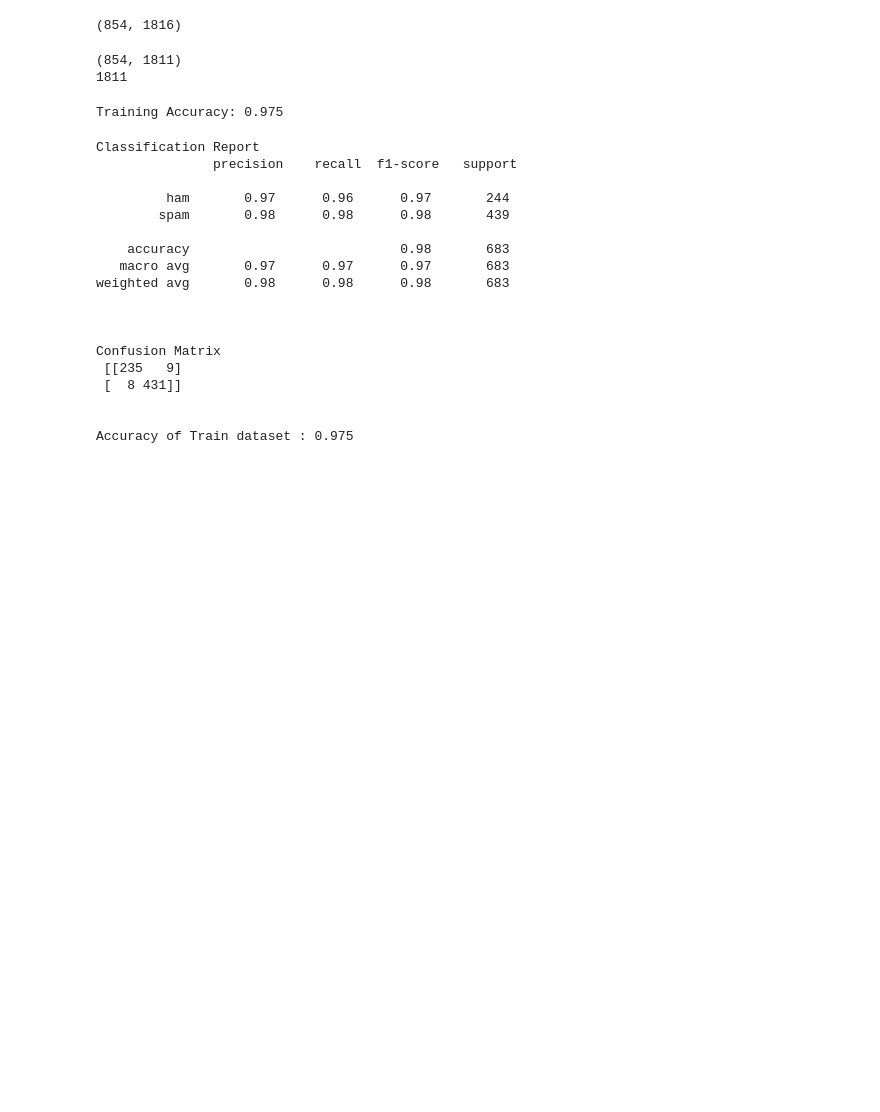
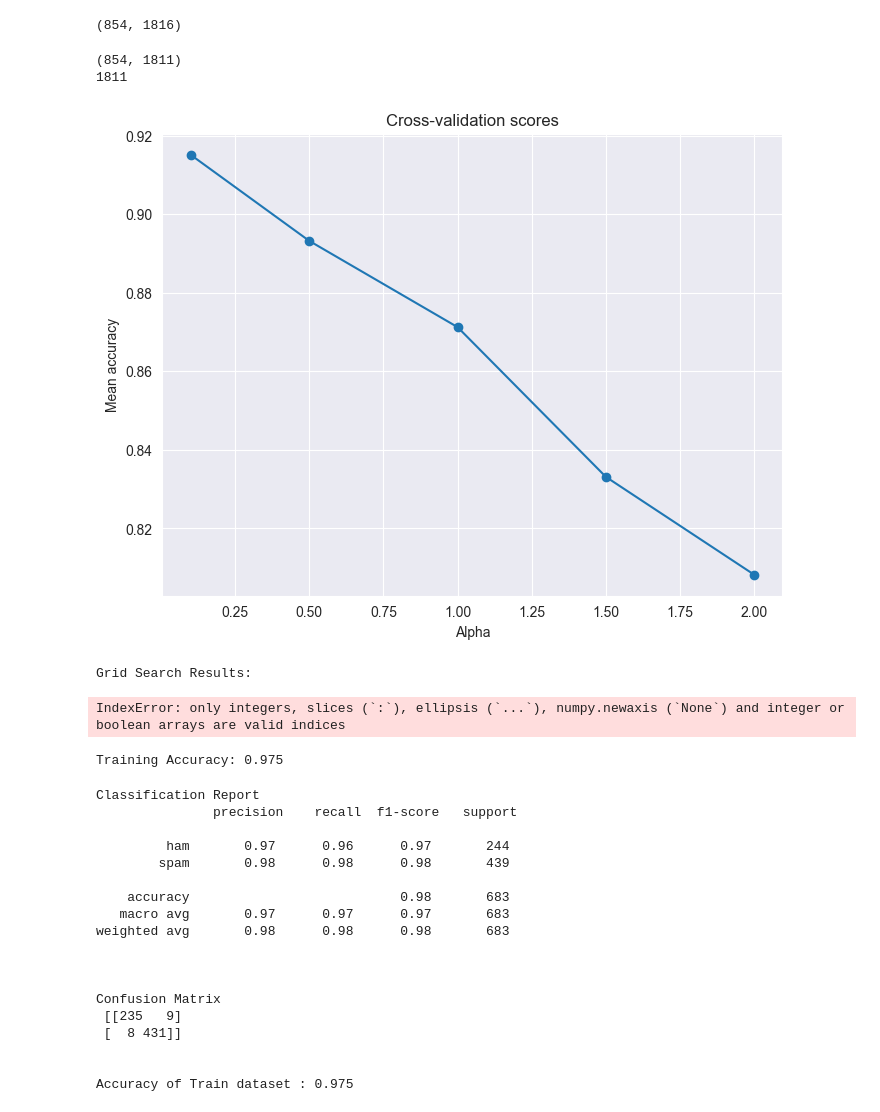
Before and after one commit to Yissuh/Filipino-Spam-SMS-Detection-Model, a Jupyter notebook: spam-detection.ipynb, the cells around one changed output. Saved outputs shown, nothing was run; the diff lists cells and outputs as text; code cells hidden in the pictures; blank space fills up the shorter version.

Commit message:
Added visualization for the Cross-Validation

```diff
--- a/spam-detection.ipynb
+++ b/spam-detection.ipynb
@@ -517,6 +518,35 @@ clf = MultinomialNB()
 grid_search = GridSearchCV(clf, parameters, cv=5, scoring='accuracy')
 grid_search.fit(msg_train, label_train)
 best_classifier = grid_search.best_estimator_
+# %%
+import matplotlib.pyplot as plt
+
+# Assuming grid_search is your GridSearchCV object
+
+# Extract the results of the cross-validation
+means = grid_search.cv_results_['mean_test_score']
+alphas = [0.1, 0.5, 1.0, 1.5, 2.0]
+
+# Plotting the results
+plt.figure(figsize=(8, 6))
+plt.plot(alphas, means, marker='o')
+plt.title('Cross-validation scores')
+plt.xlabel('Alpha')
+plt.ylabel('Mean accuracy')
+plt.grid(True)
+plt.show()
+
+# Assuming grid_search is your GridSearchCV object
+
+results = grid_search.cv_results_
+
+print("Grid Search Results:")
+for mean_score, params in zip(results['mean_test_score'], results['params']):
+    print(f"Mean accuracy: {mean_score:.4f}, Parameters: {params}")
+# %% [output]
+[figure, added]
+Grid Search Results:
+IndexError: only integers, slices (`:`), ellipsis (`...`), numpy.newaxis (`None`) and integer or boolean arrays are valid indices
 # %%
 # Training accuracy
 train_predictions = best_classifier.predict(msg_train)
```
Also changed, not shown: parts of 5 cells of this notebook.
